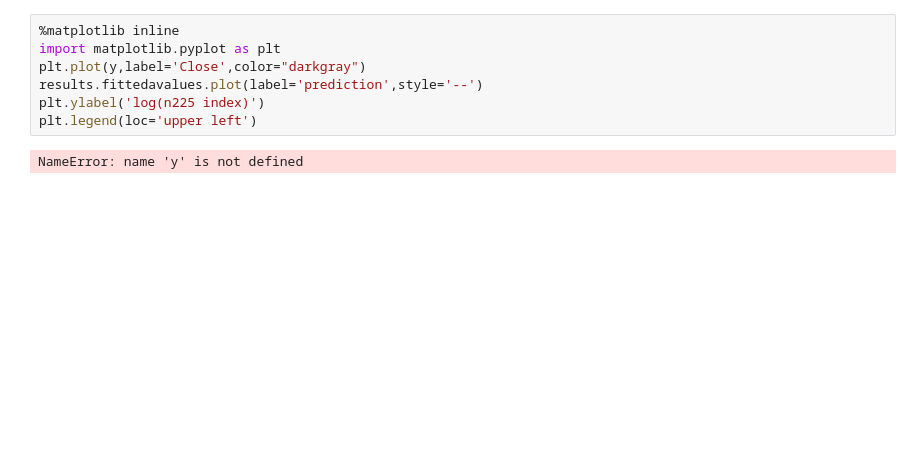
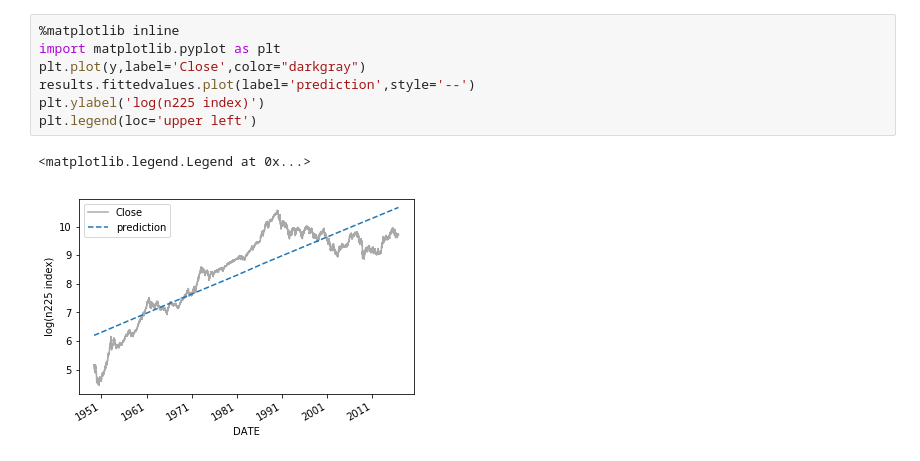
Before and after one commit to s-y-00/panplling_python3_sys_trading, a Jupyter notebook: chapter6.ipynb, the cells around one changed output. Drawn from its saved outputs; the diff is of its cells as text; blank space fills up the shorter version.

```diff
--- a/chapter6.ipynb
+++ b/chapter6.ipynb
@@ -20,12 +35,13 @@ NameError: name 'results' is not defined
 # %%
 %matplotlib inline
 import matplotlib.pyplot as plt
 plt.plot(y,label='Close',color="darkgray")
-results.fittedavalues.plot(label='prediction',style='--')
+results.fittedvalues.plot(label='prediction',style='--')
 plt.ylabel('log(n225 index)')
 plt.legend(loc='upper left')
 # %% [output]
-NameError: name 'y' is not defined
+<matplotlib.legend.Legend at 0x...>
+[figure, added]
 # %%
 results.resid.plot(color="seagreen")
 plt.ylabel('residual')
```
Also changed, not shown: parts of 19 cells of this notebook.
